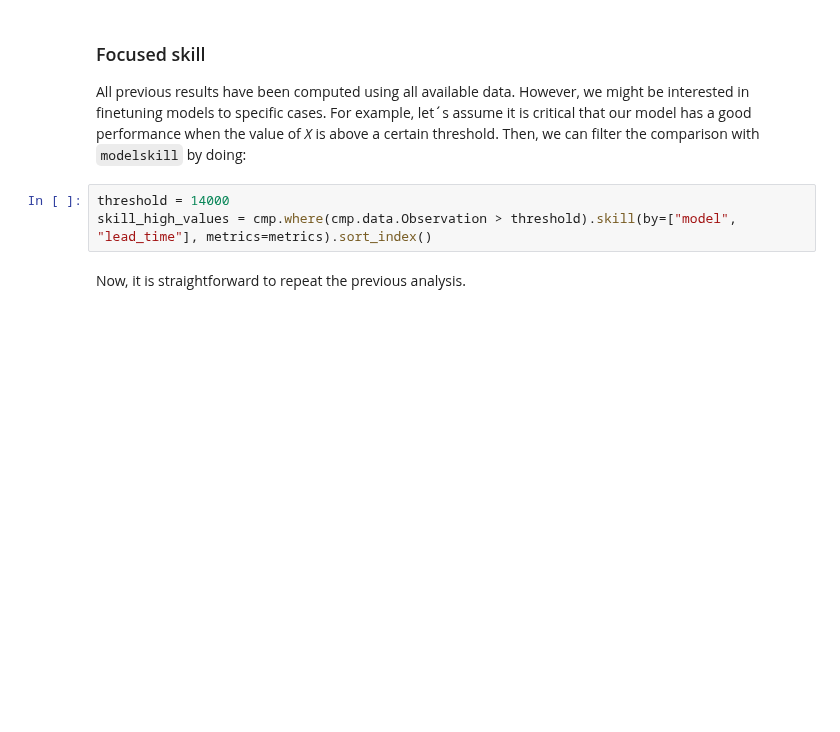
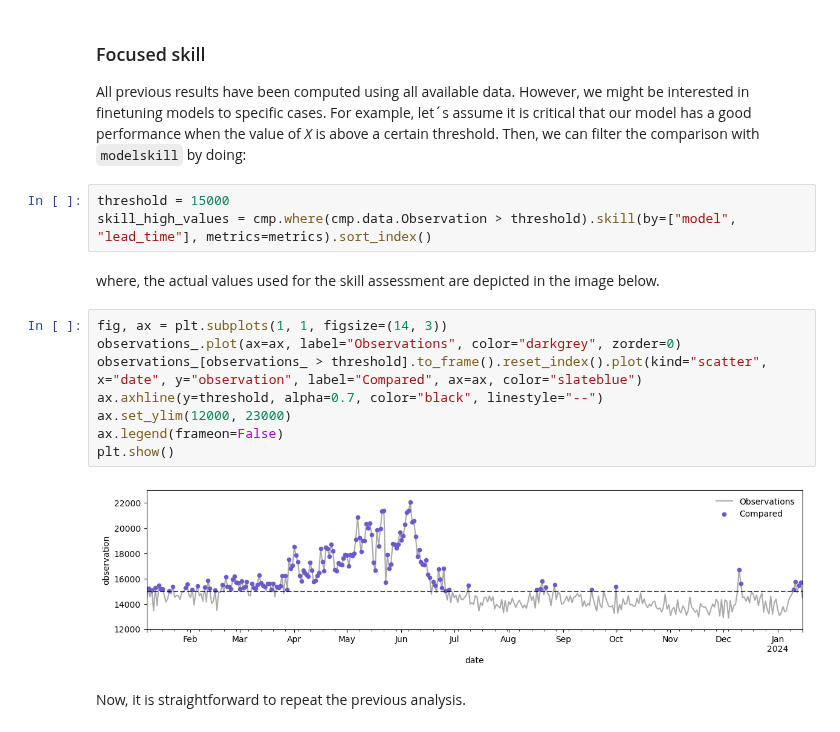
Before and after one commit to DHI/modelskill, a Jupyter notebook: notebooks/Forecast_skill.ipynb, the cells around one changed output. Cells and saved outputs as stored; diff of their text form; blank space fills up the shorter version.

```diff
--- a/notebooks/Forecast_skill.ipynb
+++ b/notebooks/Forecast_skill.ipynb
@@ -249,7 +252,19 @@ This conclusion can be further validated looking at the violin plots where it ca
 
 All previous results have been computed using all available data. However, we might be interested in finetuning models to specific cases. For example, let´s assume it is critical that our model has a good performance when the value of _X_ is above a certain threshold. Then, we can filter the comparison with `modelskill` by doing:
 # %%
-threshold = 14000
+threshold = 15000
 skill_high_values = cmp.where(cmp.data.Observation > threshold).skill(by=["model", "lead_time"], metrics=metrics).sort_index()
+# %% [markdown]
+where, the actual values used for the skill assessment are depicted in the image below.
+# %%
+fig, ax = plt.subplots(1, 1, figsize=(14, 3))
+observations_.plot(ax=ax, label="Observations", color="darkgrey", zorder=0)
+observations_[observations_ > threshold].to_frame().reset_index().plot(kind="scatter", x="date", y="observation", label="Compared", ax=ax, color="slateblue")
+ax.axhline(y=threshold, alpha=0.7, color="black", linestyle="--")
+ax.set_ylim(12000, 23000)
+ax.legend(frameon=False)
+plt.show()
+# %% [output]
+[figure, added]
 # %% [markdown]
 Now, it is straightforward to repeat the previous analysis.
```
Also changed, not shown: parts of 7 cells of this notebook.
